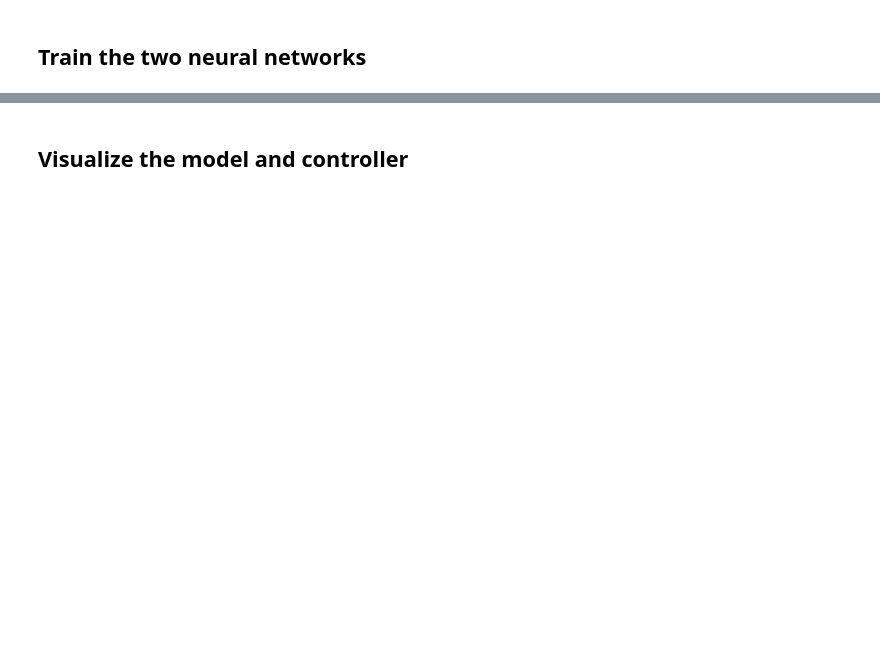
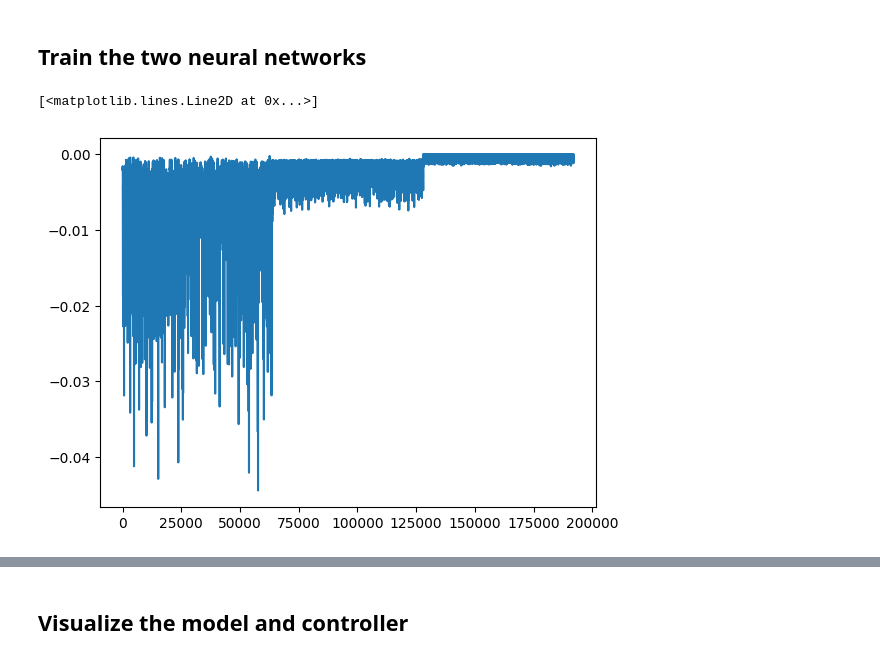
Before and after one commit to junqingqiao/biomujoco_rl, a Jupyter notebook: RL/Stand.ipynb, the cells around one changed output, grey strips where cells are left out. Saved outputs shown, nothing was run; the diff lists cells and outputs as text; code cells hidden in the pictures; blank space fills up the shorter version.

```diff
--- a/RL/Stand.ipynb
+++ b/RL/Stand.ipynb
@@ -243,7 +269,7 @@ def nn_step_fn(carry, _):
     next_state = jp.concat([new_data.qpos, new_data.qvel, new_data.biomtu.fiber_l, new_data.biomtu.fiber_v])
     action = act
     # done = head_hight < 1.2
-    done = jp.where(head_height <= 1, jp.float32(1), jp.float32(0))
+    done = jp.where(head_height <= 1.4, jp.float32(1), jp.float32(0))
     reward = -(head_height-1.63)**2 - done*0.5
     experience = exp.experience(state, next_state, action, reward, done)
 
@@ -276,7 +302,7 @@ controller_batch_size = 64
 key = jax.random.key(2024)
 keys = jax.random.split(key, controller_batch_size)
 
-memory_settings = exp.memory_settings(critic_batch_size*126, mjx_model.nq*2+mjx_model.nbiomtu*2, mjx_model.nbiomtu, 1)
+memory_settings = exp.memory_settings(critic_batch_size*412, mjx_model.nq*2+mjx_model.nbiomtu*2, mjx_model.nbiomtu, 1)
 # %% [markdown]
 ### Generate initial experience
 # %%
@@ -388,19 +432,18 @@ print(b/a)
 # %% [markdown]
 ## Train the two neural networks
 # %%
-key = jax.random.key(9346)
-keys = jax.random.split(key, controller_batch_size)
+key = jax.random.key(9795)
 
 critic_params, key = critic_nn.init_parameters(key)
-critic_tx = optax.apply_if_finite(optax.adam(learning_rate=1e-5), max_consecutive_errors=50)
-# critic_tx = optax.apply_if_finite(optax.sgd(learning_rate=1e-4), max_consecutive_errors=50)
+critic_tx = optax.apply_if_finite(optax.adam(learning_rate=2e-6), max_consecutive_errors=50)
+# critic_tx = optax.apply_if_finite(optax.sgd(learning_rate=1e-5), max_consecutive_errors=50)
 critic_opt_state = critic_tx.init(critic_params)
 jit_critic_tx_update = jax.jit(critic_tx.update)
 
 
 controller_params, key = controller_nn.init_parameters(key)
-controller_tx = optax.apply_if_finite(optax.adam(learning_rate=1e-5), max_consecutive_errors=50)
-# controller_tx = optax.apply_if_finite(optax.sgd(learning_rate=1e-4), max_consecutive_errors=50)
+controller_tx = optax.apply_if_finite(optax.adam(learning_rate=2e-6), max_consecutive_errors=50)
+# controller_tx = optax.apply_if_finite(optax.sgd(learning_rate=1e-5), max_consecutive_errors=50)
 controller_opt_state = controller_tx.init(controller_params)
 jit_controller_tx_update = jax.jit(controller_tx.update)
 
@@ -409,16 +452,23 @@ jit_apply_update = jax.jit(optax.apply_updates)
 
 jit_sample = jax.jit(exp.memory.sample, static_argnames="batch_size")
 jit_add_exp = jax.jit(exp.memory.add_exp, static_argnames="settings")
-
-# Init exp_pool
-exp_pool = None
-datas = reset(init_mjx_data,controller_batch_size)
-for i in range(6):
-    datas, keys, exps = jit_v_nn_multi_steps(controller_params, mjx_model, datas, keys)
-    # print(datas.qvel.shape, datas.ten_J.shape)
-    if(i>2):
-        exp_pool = exp.memory.add_exp(memory_settings, exp_pool, exps)
-
-#plot exp_pool
-# plt.plot(exp_pool.states.T[1])
-plt.plot(exp_pool.rewards)
+# %%
+# Init exp_pool
+exp_pool = None
+datas = reset(init_mjx_data, controller_batch_size*20)
+keys = jax.random.split(key, controller_batch_size*20)
+# datas = reset(init_mjx_data, 2)
+# keys = jax.random.split(key, 2)
+for i in range(3):
+    datas, keys, exps = jit_v_nn_multi_steps(controller_params, mjx_model, datas, keys)
+    # print(datas.qvel.shape, datas.ten_J.shape)
+    if(i>=0):
+        exp_pool = exp.memory.add_exp(memory_settings, exp_pool, exps)
+
+#plot exp_pool
+# plt.plot(exp_pool.states.T[1])
+plt.plot(exp_pool.rewards)
+# plt.plot(exp_pool.states[0])
+# %% [output]
+[<matplotlib.lines.Line2D at 0x...>]
+[figure, added]
```
Also changed, not shown: parts of 11 cells of this notebook, 1 other file.
